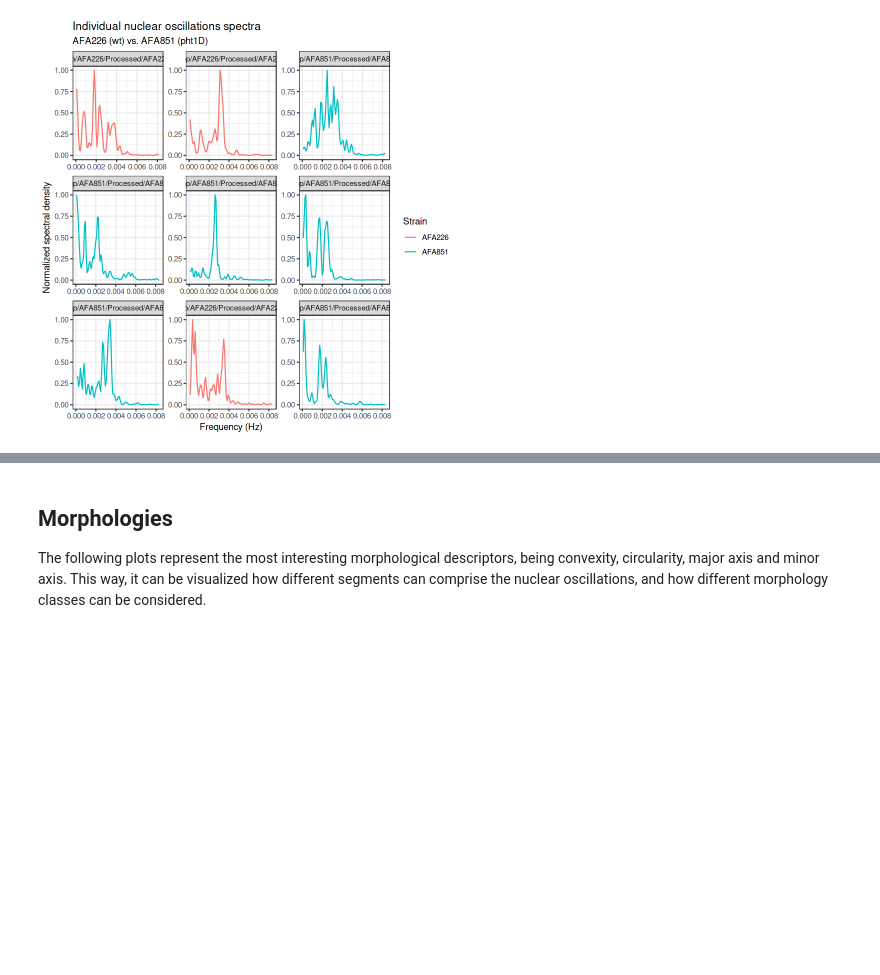
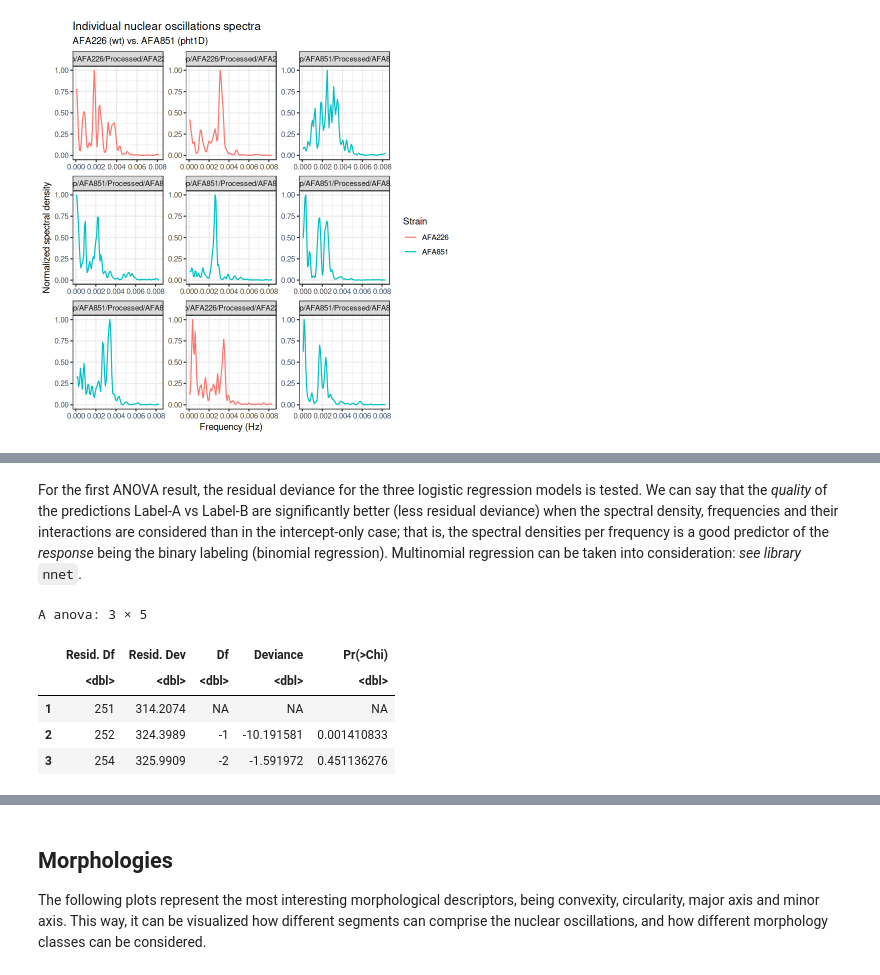
Before and after one commit to danilexn/tronos, a Jupyter notebook: notebooks/TronosAnalysis-Global.ipynb, the cells around one changed output, grey strips where cells are left out. Drawn from its saved outputs; the diff is of its cells as text; code cells hidden in the pictures; blank space fills up the shorter version.

```diff
--- a/notebooks/TronosAnalysis-Global.ipynb
+++ b/notebooks/TronosAnalysis-Global.ipynb
@@ -216,0 +222,45 @@ png
+# %%
+range <- c(0.0005, 0.003)
+
+df_freqs_filtered <- df_freqs %>%
+    filter(spec.f < range[2], spec.f > range[1])
+
+m1.g <-
+    glm(factor(label) ~ spec.f * spec.s ,
+        data = df_freqs_filtered,
+        family = "binomial")
+m2.g <-
+    glm(factor(label) ~ spec.f + spec.s ,
+        data = df_freqs_filtered,
+        family = "binomial")
+m3.g <-
+    glm(factor(label) ~ 1 ,
+        data = df_freqs_filtered,
+        family = "binomial")
+
+aov.glm.result <-
+    anova(m1.g, m2.g, m3.g, test = "Chisq")
+
+m1.l <-
+    lm(spec.s ~ spec.f * factor(label),
+        data = df_freqs_filtered)
+m2.l <-
+    lm(spec.s ~ spec.f,
+        data = df_freqs_filtered)
+m3.l <-
+    lm(spec.s ~ 1 ,
+        data = df_freqs_filtered)
+
+aov.lm.result <-
+    anova(m1.l, m2.l, m3.l, test = "Chisq")
+# %% [markdown]
+For the first ANOVA result, the residual deviance for the three logistic regression models is tested. We can say that the *quality* of the predictions Label-A vs Label-B are significantly better (less residual deviance) when the spectral density, frequencies and their interactions are considered than in the intercept-only case; that is, the spectral densities per frequency is a good predictor of the *response* being the binary labeling (binomial regression). Multinomial regression can be taken into consideration: *see library* <code>nnet</code>.
+# %%
+aov.glm.result
+# %% [output]
+A anova: 3 × 5
+|  | Resid. Df | Resid. Dev | Df | Deviance | Pr(>Chi) |
+|  | <dbl> | <dbl> | <dbl> | <dbl> | <dbl> |
+| 1 | 251 | 314.2074 | NA | NA | NA |
+| 2 | 252 | 324.3989 | -1 | -10.191581 | 0.001410833 |
+| 3 | 254 | 325.9909 | -2 | -1.591972 | 0.451136276 |
```
Also changed, not shown: parts of 7 cells of this notebook.
